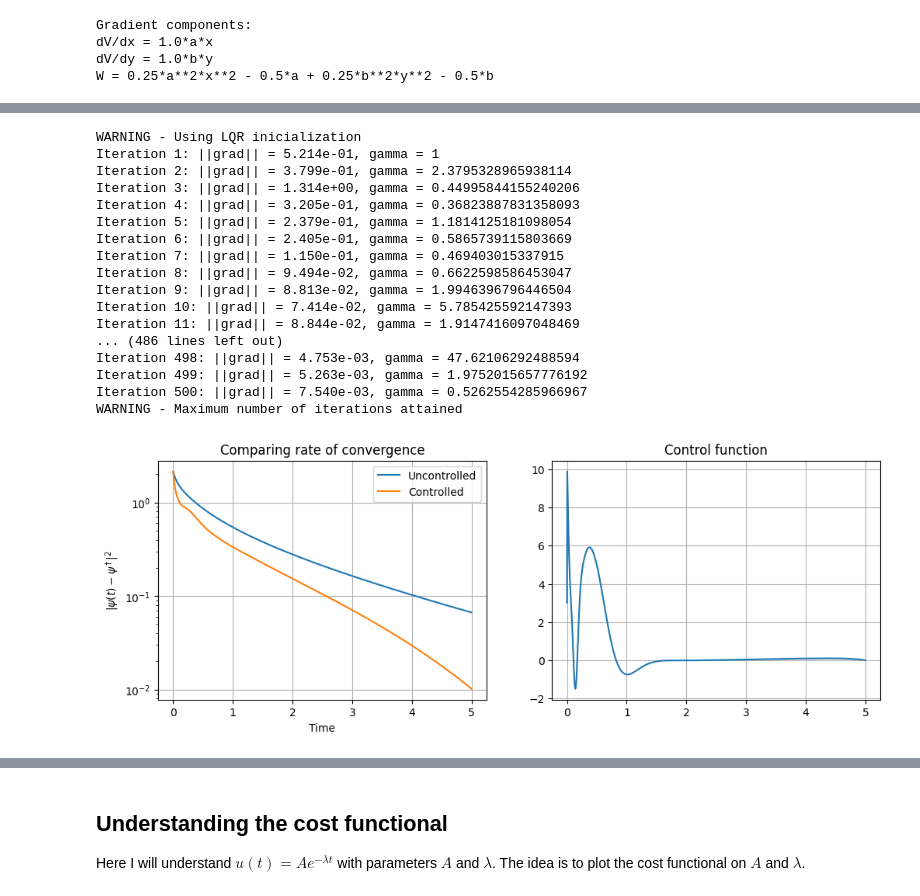
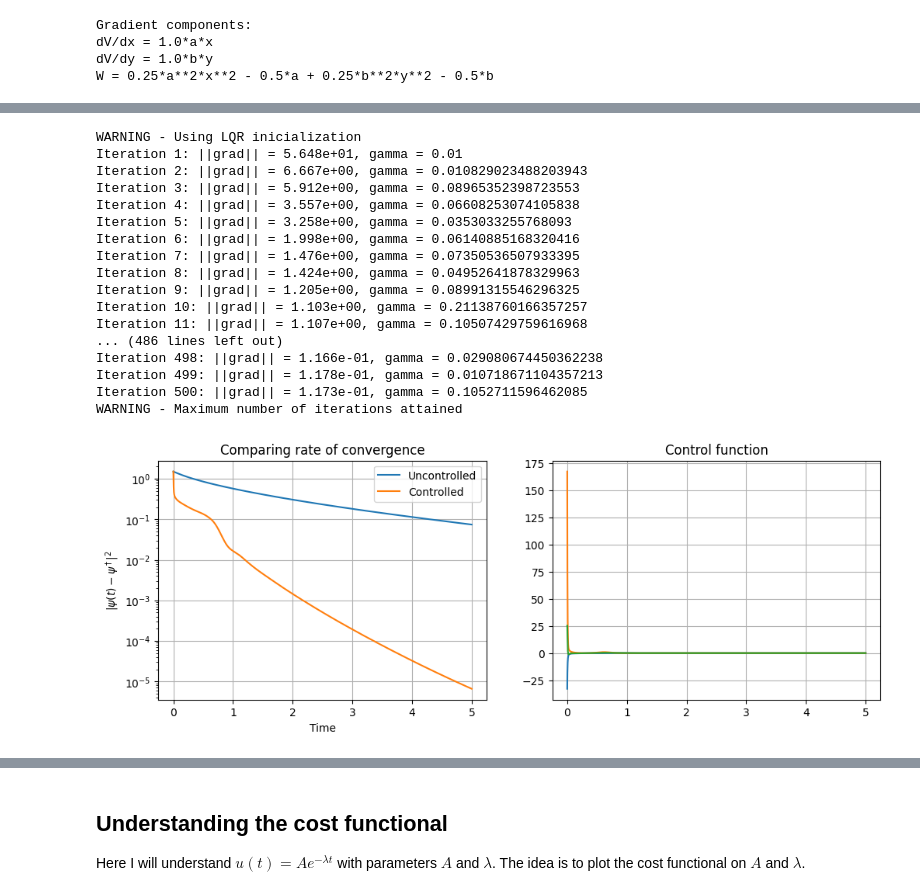
Before and after one commit to lucasmoschen/spectral-fp-opt-control, a Jupyter notebook: notebooks/optimal_control_problem.ipynb, the cells around one changed output, grey strips where cells are left out. Saved outputs shown, nothing was run; the diff lists cells and outputs as text; code cells hidden in the pictures.

```diff
--- a/notebooks/optimal_control_problem.ipynb
+++ b/notebooks/optimal_control_problem.ipynb
@@ -830,3 +831,11 @@ approximator_normal = WolframNDEigensystemApproximator(
+# %%
+approximator_normal = AnalyticSchrodingerApproximator(
+    L=(3.0, 15.0),
+    N=(500, 500),
+    sigma=1.0,
+    a=a_value,
+    b=b_value,
+)
 # %%
 X, Y = np.meshgrid(approximator_normal.x, approximator_normal.y, indexing='ij')
 
@@ -883,7 +875,7 @@ solver2d = SchrodingerControlSolver(
     nabla_V=nabla_V,
     correct_lambda0=True,
     eigeninfo=eigeninfo_normal,
-    compute_alpha=2
+    compute_alpha=4
 )
 # %%
 T = 5.0
@@ -891,9 +883,9 @@ result_control = solver2d.solve(
     T=T,
     max_iter=500,
     tol=1e-4,
-    time_eval=np.linspace(0, T, 1001),
+    time_eval=T * np.linspace(0, 1, 1001)**2,
     verbose=True,
-    learning_rate_kwargs={'method': 'bb', 'gamma': 1},
+    learning_rate_kwargs={'method': 'bb', 'gamma': 0.01},
     inicialization=True
 )
 
@@ -901,51 +893,53 @@ result = solver2d.solve(
     T=T,
     max_iter=200,
     tol=1e-4,
-    time_eval=np.linspace(0, T, 1001),
+    time_eval=T * np.linspace(0, 1, 501)**4,
     verbose=True,
     control_funcs=[lambda t: np.zeros_like(t)],
     optimise=False
 )
 # %% [output]
 WARNING - Using LQR inicialization
-Iteration 1: ||grad|| = 5.214e-01, gamma = 1
-Iteration 2: ||grad|| = 3.799e-01, gamma = 2.3795328965938114
-Iteration 3: ||grad|| = 1.314e+00, gamma = 0.44995844155240206
-Iteration 4: ||grad|| = 3.205e-01, gamma = 0.36823887831358093
-Iteration 5: ||grad|| = 2.379e-01, gamma = 1.1814125181098054
-Iteration 6: ||grad|| = 2.405e-01, gamma = 0.5865739115803669
-Iteration 7: ||grad|| = 1.150e-01, gamma = 0.469403015337915
-Iteration 8: ||grad|| = 9.494e-02, gamma = 0.6622598586453047
-Iteration 9: ||grad|| = 8.813e-02, gamma = 1.9946396796446504
-Iteration 10: ||grad|| = 7.414e-02, gamma = 5.785425592147393
-Iteration 11: ||grad|| = 8.844e-02, gamma = 1.9147416097048469
+Iteration 1: ||grad|| = 5.648e+01, gamma = 0.01
+Iteration 2: ||grad|| = 6.667e+00, gamma = 0.010829023488203943
+Iteration 3: ||grad|| = 5.912e+00, gamma = 0.08965352398723553
+Iteration 4: ||grad|| = 3.557e+00, gamma = 0.06608253074105838
+Iteration 5: ||grad|| = 3.258e+00, gamma = 0.0353033255768093
+Iteration 6: ||grad|| = 1.998e+00, gamma = 0.06140885168320416
+Iteration 7: ||grad|| = 1.476e+00, gamma = 0.07350536507933395
+Iteration 8: ||grad|| = 1.424e+00, gamma = 0.04952641878329963
+Iteration 9: ||grad|| = 1.205e+00, gamma = 0.08991315546296325
+Iteration 10: ||grad|| = 1.103e+00, gamma = 0.21138760166357257
+Iteration 11: ||grad|| = 1.107e+00, gamma = 0.10507429759616968
 ... (486 lines left out)
-Iteration 498: ||grad|| = 4.753e-03, gamma = 47.62106292488594
-Iteration 499: ||grad|| = 5.263e-03, gamma = 1.9752015657776192
-Iteration 500: ||grad|| = 7.540e-03, gamma = 0.5262554285966967
+Iteration 498: ||grad|| = 1.166e-01, gamma = 0.029080674450362238
+Iteration 499: ||grad|| = 1.178e-01, gamma = 0.010718671104357213
+Iteration 500: ||grad|| = 1.173e-01, gamma = 0.1052711596462085
 WARNING - Maximum number of iterations attained
 # %%
 diff_control = np.sum((result_control['a_vals'] - solver2d.a_dag)**2, axis=1)
 diff_nocontrol = np.sum((result['a_vals'] - solver2d.a_dag)**2, axis=1)
 
 fig, ax = plt.subplots(1, 2, figsize=(12, 4))
 ax[0].plot(result['time'], diff_nocontrol, label='Uncontrolled')
 ax[0].plot(result_control['time'], diff_control, label='Controlled')
 
 ax[0].set_xlabel('Time')
 ax[0].set_ylabel(r'$|\psi(t) - \psi^\dagger|^2$')
 ax[0].set_title('Comparing rate of convergence')
 ax[0].legend()
 ax[0].grid(True)
 ax[0].set_yscale('log')
 
 ax[1].plot(result_control['time'], result_control['u_vals'][:, 0])
+ax[1].plot(result_control['time'], result_control['u_vals'][:, 1])
+ax[1].plot(result_control['time'], result_control['u_vals'][:, 2])
 ax[1].grid(True)
 ax[1].set_title("Control function")
 
 plt.show()
 # %% [output]
-[figure, old version]
+[figure, new version]
 # %%
 num_plots = 12
 rows, cols = 3, 4  # 3 rows x 4 cols = 12 subplots
```
Also changed, not shown: parts of 7 cells of this notebook, 1 other file.
